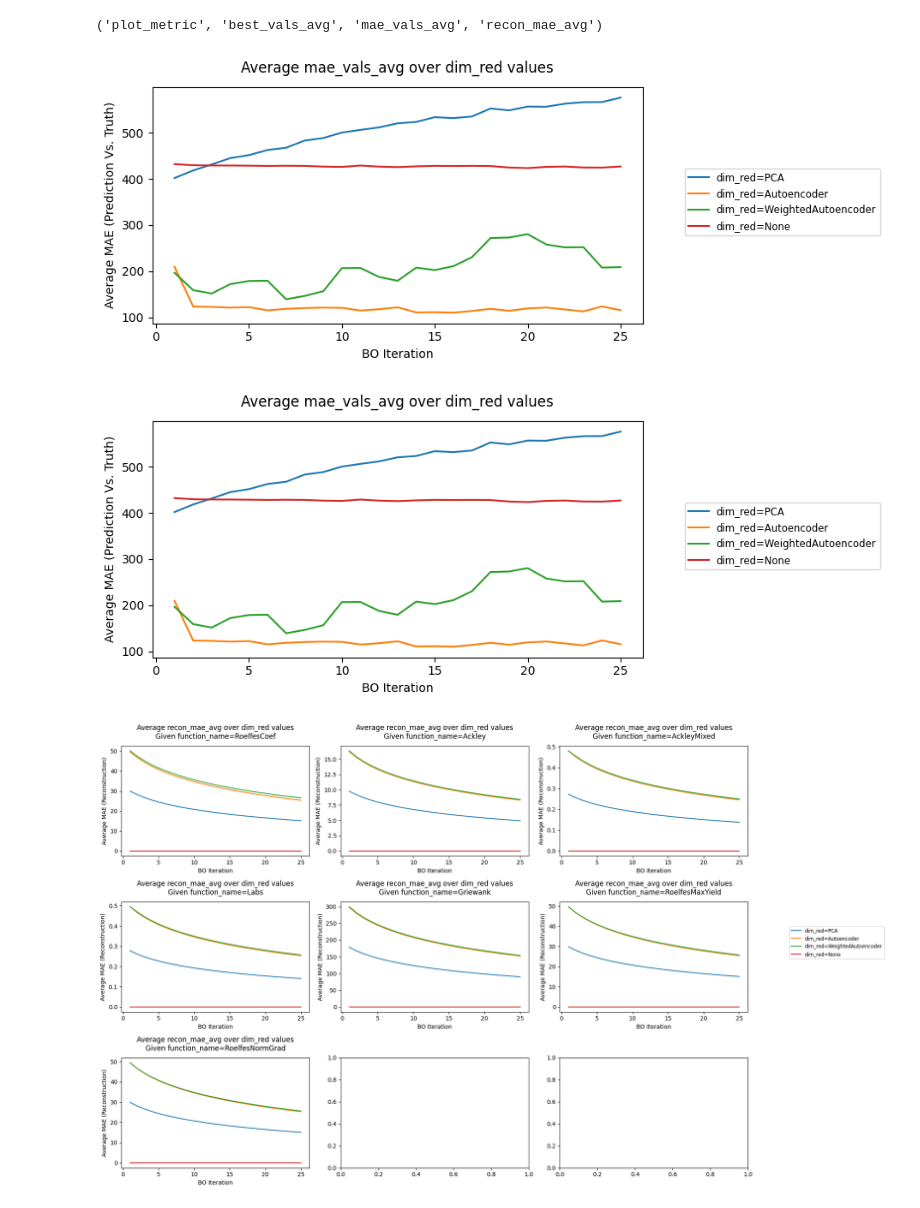
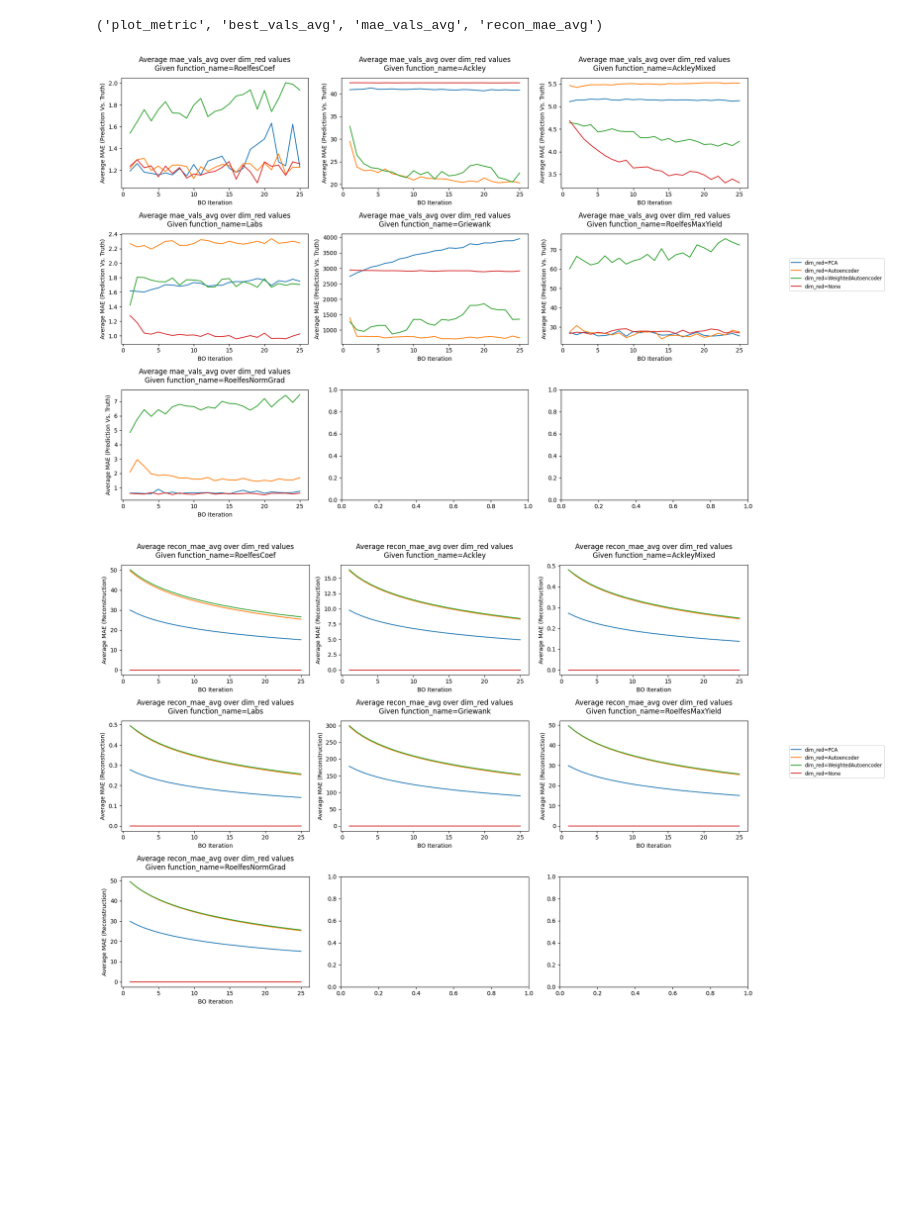
Before and after one commit to DaniNiamut/ict-f0ntys-internship, a Jupyter notebook: experiments/plotting_results.ipynb, the cells around one changed output. Cells and saved outputs as stored; diff of their text form; code cells hidden in the pictures; blank space fills up the shorter version.

Commit message:
small plot

```diff
--- a/experiments/plotting_results.ipynb
+++ b/experiments/plotting_results.ipynb
@@ -358,14 +358,11 @@ experiment 1 plots
 'plot_metric',          'best_vals_avg', 'mae_vals_avg', 'recon_mae_avg'
 # %% [output]
 ('plot_metric', 'best_vals_avg', 'mae_vals_avg', 'recon_mae_avg')
-# %%
-plot_bo_results(experiment_1, plot_metric='mae_vals_avg', avg_across={'dim_red': ['PCA', 'Autoencoder', 'WeightedAutoencoder', 'None']})
-# %% [output]
-[figure, removed]
 # %%
-plot_bo_results(experiment_1, plot_metric='mae_vals_avg', avg_across={'dim_red': ['PCA', 'Autoencoder', 'WeightedAutoencoder', 'None']})
+plot_bo_results(experiment_1, plot_metric='mae_vals_avg', avg_across={'dim_red': ['PCA', 'Autoencoder', 'WeightedAutoencoder', 'None']},
+                fixed_params={'function_name':["RoelfesCoef", "Ackley", "AckleyMixed", "Labs", "Griewank",  "RoelfesMaxYield", "RoelfesNormGrad",]})
 # %% [output]
-[figure, old version]
+[figure, new version]
 # %%
 plot_bo_results(experiment_1, plot_metric='recon_mae_avg', avg_across={'dim_red': ['PCA', 'Autoencoder', 'WeightedAutoencoder', 'None']},
                 fixed_params={'function_name':["RoelfesCoef", "Ackley", "AckleyMixed", "Labs", "Griewank",  "RoelfesMaxYield", "RoelfesNormGrad",]})
```
Also changed, not shown: parts of 2 cells of this notebook.
